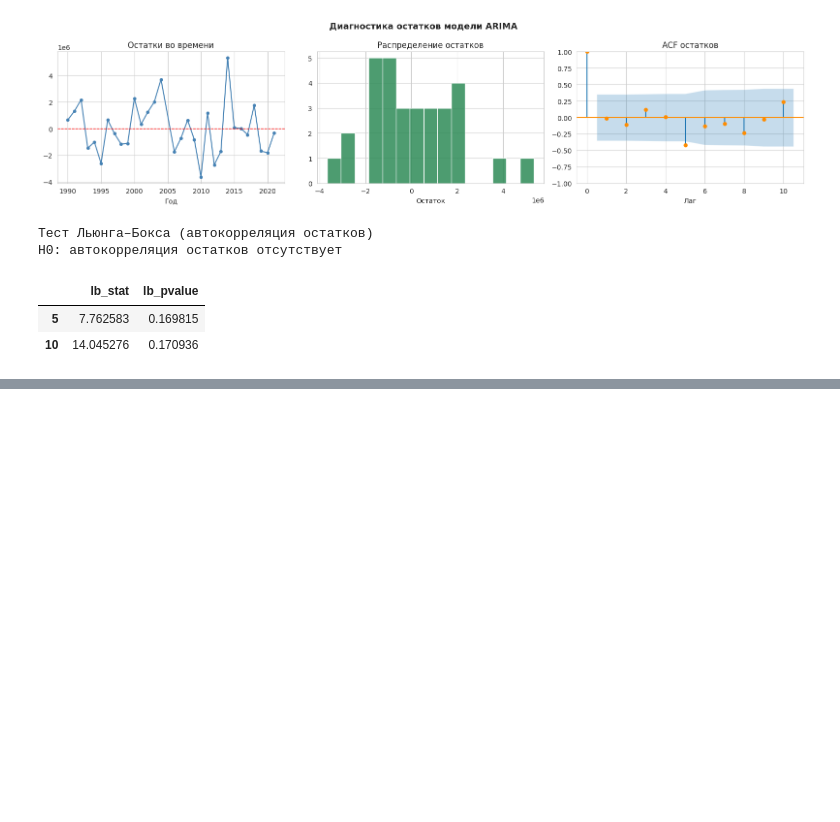
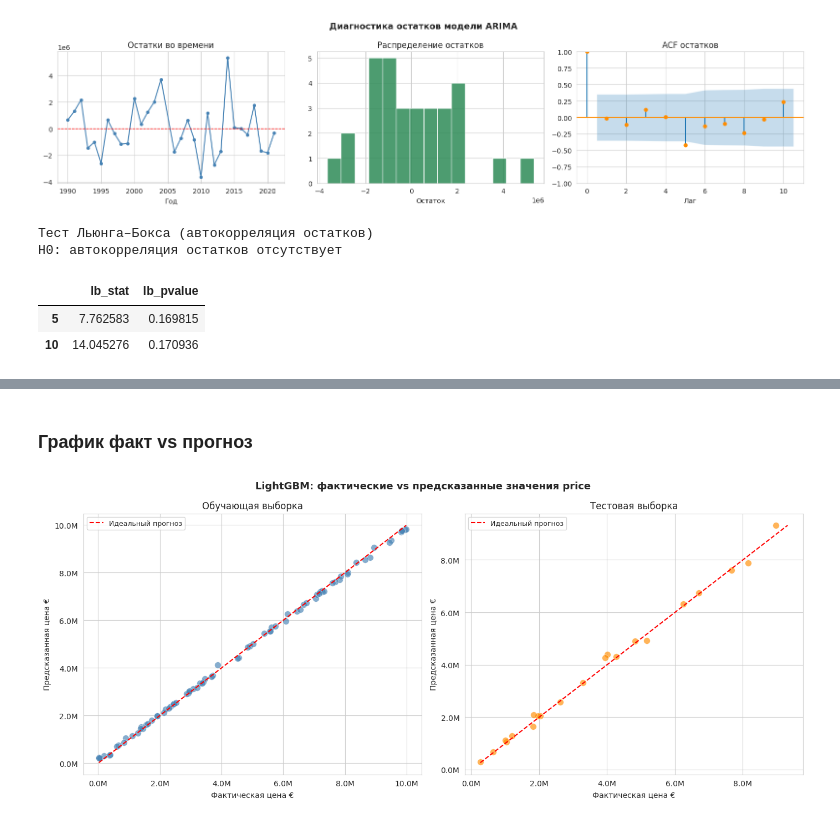
Before and after one commit to boshetunmay1/paris-real-estate-analysis, a Jupyter notebook: research/housing_analysis.ipynb, the cells around one changed output, grey strips where cells are left out. Cells and saved outputs as stored; diff of their text form; code cells hidden in the pictures; blank space fills up the shorter version.

```diff
--- a/kursovaya.ipynb
+++ b/research/housing_analysis.ipynb
@@ -934,0 +997,17 @@ H0: автокорреляция остатков отсутствует
+# %%
+feature_cols = [col for col in df.select_dtypes(include=[np.number]).columns
+                if col != 'price']
+
+X = df[feature_cols]
+y = df['price']
+
+print(f"Признаки ({len(feature_cols)} шт.): {feature_cols}")
+print(f"Целевая переменная: price")
+print(f"Размер X: {X.shape}")
+
+#Разбивка на обучающую 80% и тестовую 20% выборки
+X_train, X_test, y_train, y_test = train_test_split(
+    X, y, test_size=0.2, random_state=42)
+
+print(f"\nОбучающая выборка: {X_train.shape[0]} наблюдений")
+print(f"Тестовая выборка:  {X_test.shape[0]} наблюдений")
@@ -934,0 +1114,35 @@ H0: автокорреляция остатков отсутствует
+# %% [markdown]
+### График факт vs прогноз
+# %%
+fig, axes = plt.subplots(1, 2, figsize=(14, 6))
+fig.suptitle('LightGBM: фактические vs предсказанные значения price',
+             fontsize=13, fontweight='bold')
+
+fmt = mticker.FuncFormatter(lambda x, _: f'{x/1e6:.1f}M')
+
+for ax, y_true, y_hat, title, color in zip(
+        axes,
+        [y_train, y_test],
+        [y_pred_train, y_pred_test],
+        ['Обучающая выборка', 'Тестовая выборка'],
+        ['steelblue', 'darkorange']):
+
+    ax.scatter(y_true, y_hat, alpha=0.65, color=color,
+               edgecolors='white', linewidths=0.4, s=70)
+
+    #Идеальная линия y = x
+    lims = [min(y_true.min(), y_hat.min()),
+            max(y_true.max(), y_hat.max())]
+    ax.plot(lims, lims, 'r--', linewidth=1.5, label='Идеальный прогноз')
+
+    ax.set_xlabel('Фактическая цена €')
+    ax.set_ylabel('Предсказанная цена €')
+    ax.set_title(title)
+    ax.xaxis.set_major_formatter(fmt)
+    ax.yaxis.set_major_formatter(fmt)
+    ax.legend(fontsize=9)
+
+plt.tight_layout()
+plt.show()
+# %% [output]
+[figure, added]
```
Also changed, not shown: parts of 33 cells of this notebook, 6 other files.
